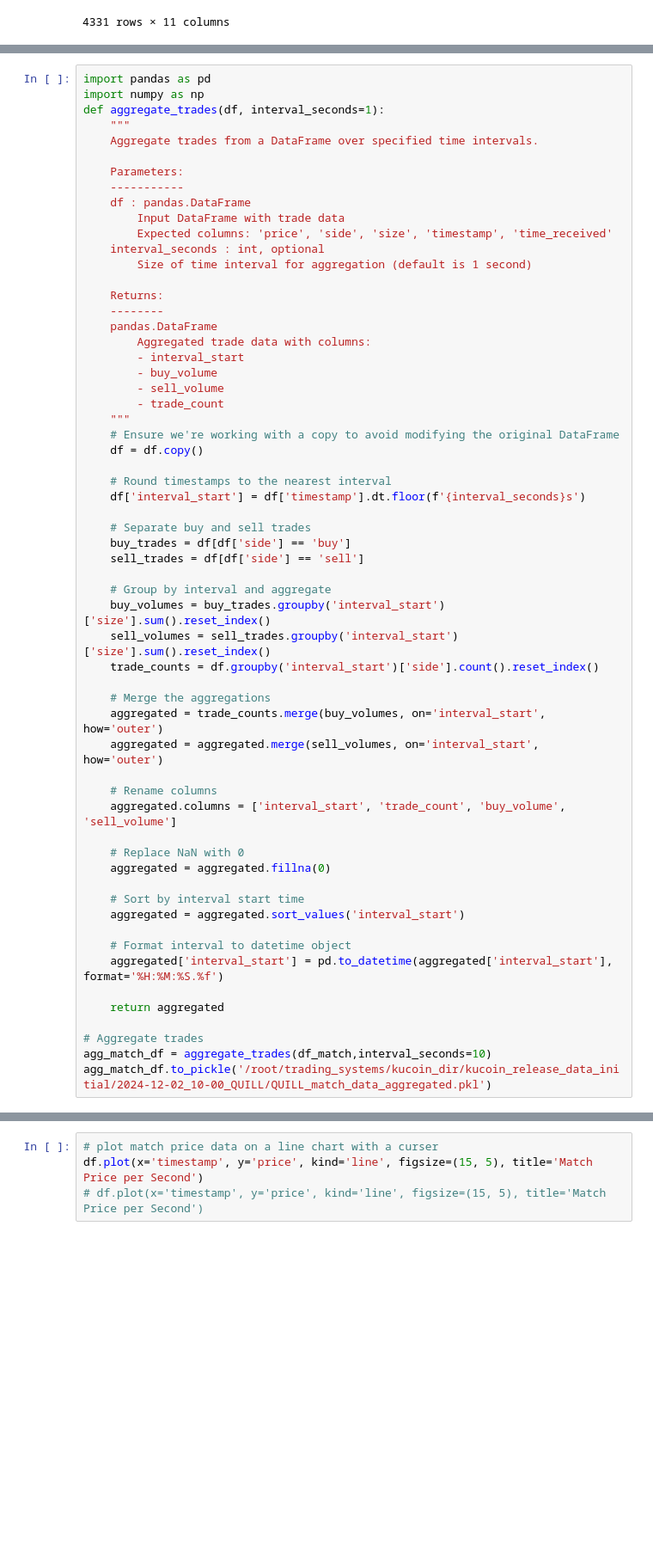
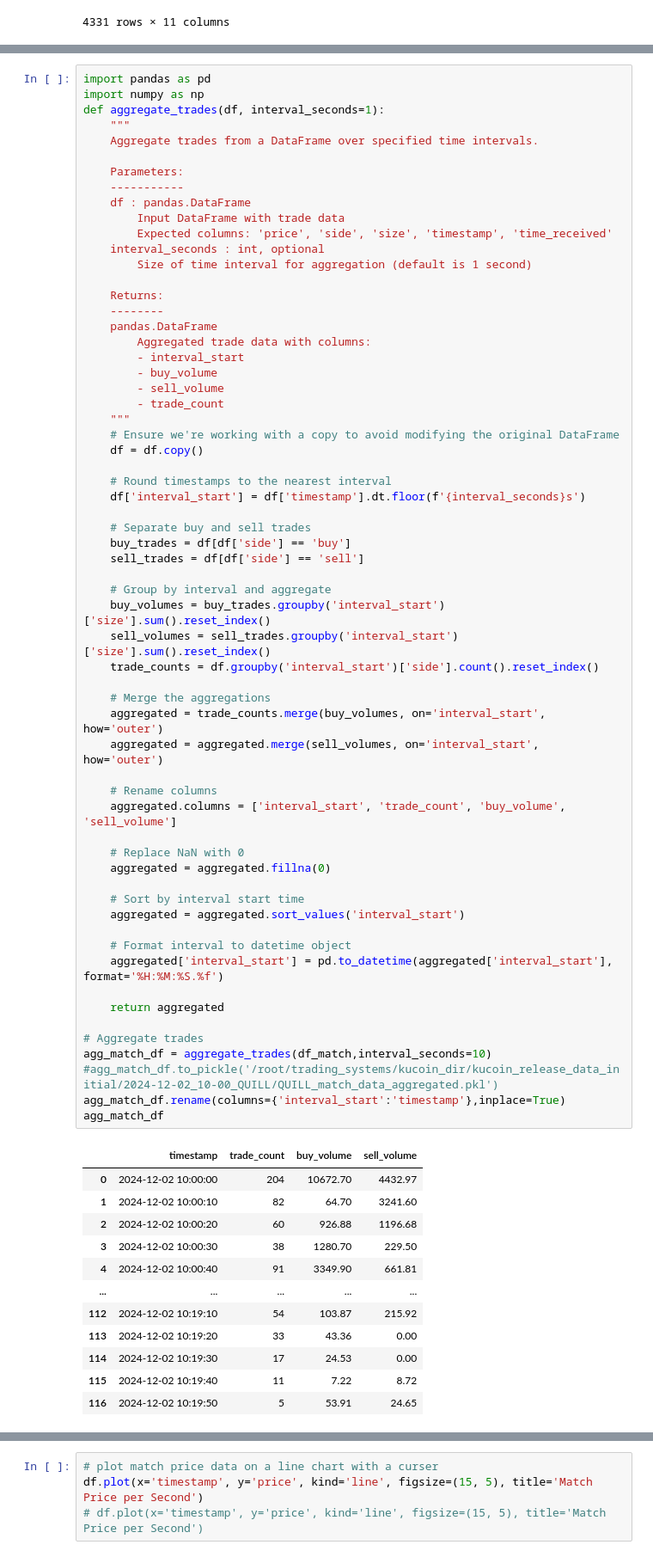
Before and after one commit to gigishub/trading_singapore_digitalocean, a Jupyter notebook: kucoin_dir/analysing_data/analyse_match.ipynb, the cells around one changed output, grey strips where cells are left out. Shown at 86% size. Drawn from its saved outputs; the diff is of its cells as text; blank space fills up the shorter version.

```diff
--- a/kucoin_dir/analysing_data/analyse_match.ipynb
+++ b/kucoin_dir/analysing_data/analyse_match.ipynb
@@ -150,31 +145,46 @@ def aggregate_trades(df, interval_seconds=1):
 
     # Separate buy and sell trades
     buy_trades = df[df['side'] == 'buy']
     sell_trades = df[df['side'] == 'sell']
 
     # Group by interval and aggregate
     buy_volumes = buy_trades.groupby('interval_start')['size'].sum().reset_index()
     sell_volumes = sell_trades.groupby('interval_start')['size'].sum().reset_index()
     trade_counts = df.groupby('interval_start')['side'].count().reset_index()
 
     # Merge the aggregations
     aggregated = trade_counts.merge(buy_volumes, on='interval_start', how='outer')
     aggregated = aggregated.merge(sell_volumes, on='interval_start', how='outer')
 
     # Rename columns
     aggregated.columns = ['interval_start', 'trade_count', 'buy_volume', 'sell_volume']
 
     # Replace NaN with 0
     aggregated = aggregated.fillna(0)
 
     # Sort by interval start time
     aggregated = aggregated.sort_values('interval_start')
 
     # Format interval to datetime object
     aggregated['interval_start'] = pd.to_datetime(aggregated['interval_start'], format='%H:%M:%S.%f')
 
     return aggregated
 
 # Aggregate trades
 agg_match_df = aggregate_trades(df_match,interval_seconds=10)
-agg_match_df.to_pickle('/root/trading_systems/kucoin_dir/kucoin_release_data_initial/2024-12-02_10-00_QUILL/QUILL_match_data_aggregated.pkl')
+#agg_match_df.to_pickle('/root/trading_systems/kucoin_dir/kucoin_release_data_initial/2024-12-02_10-00_QUILL/QUILL_match_data_aggregated.pkl')
+agg_match_df.rename(columns={'interval_start':'timestamp'},inplace=True)
+agg_match_df
+# %% [output]
+|  | timestamp | trade_count | buy_volume | sell_volume |
+| 0 | 2024-12-02 10:00:00 | 204 | 10672.70 | 4432.97 |
+| 1 | 2024-12-02 10:00:10 | 82 | 64.70 | 3241.60 |
+| 2 | 2024-12-02 10:00:20 | 60 | 926.88 | 1196.68 |
+| 3 | 2024-12-02 10:00:30 | 38 | 1280.70 | 229.50 |
+| 4 | 2024-12-02 10:00:40 | 91 | 3349.90 | 661.81 |
+| ... | ... | ... | ... | ... |
+| 112 | 2024-12-02 10:19:10 | 54 | 103.87 | 215.92 |
+| 113 | 2024-12-02 10:19:20 | 33 | 43.36 | 0.00 |
+| 114 | 2024-12-02 10:19:30 | 17 | 24.53 | 0.00 |
+| 115 | 2024-12-02 10:19:40 | 11 | 7.22 | 8.72 |
+| 116 | 2024-12-02 10:19:50 | 5 | 53.91 | 24.65 |
```
Also changed, not shown: parts of 6 cells of this notebook, 37 other files.
